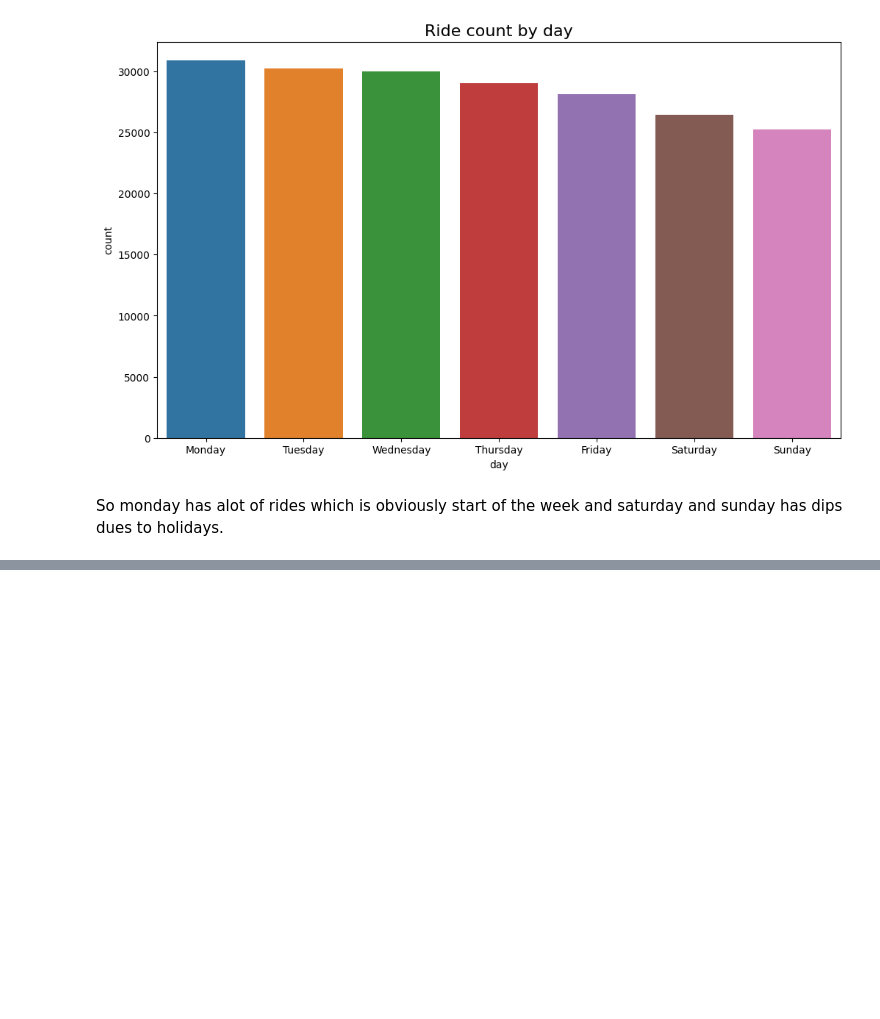
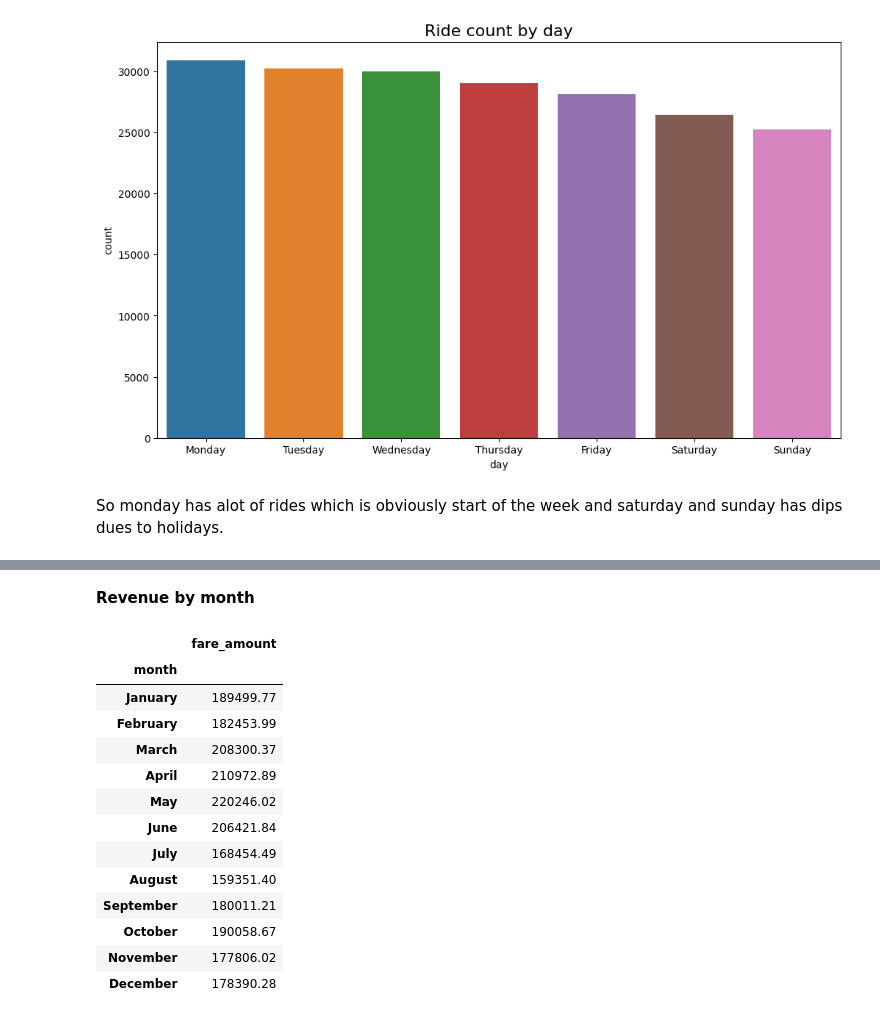
Before and after one commit to rashidulhaq-coding/data-analysis, a Jupyter notebook: uber-taxi-fares.ipynb, the cells around one changed output, grey strips where cells are left out. Drawn from its saved outputs; the diff is of its cells as text; code cells hidden in the pictures; blank space fills up the shorter version.

```diff
--- a/uber-taxi-fares.ipynb
+++ b/uber-taxi-fares.ipynb
@@ -358,0 +372,21 @@ So monday has alot of rides which is obviously start of the week and saturday an
+# %% [markdown]
+**Revenue by month**
+# %%
+total_amount_per_month = df_without_date.groupby(by='month').sum()[['fare_amount']]
+total_amount_per_month = total_amount_per_month.reindex(index=month_order)
+total_amount_per_month
+# %% [output]
+|  | fare_amount |
+| month |  |
+| January | 189499.77 |
+| February | 182453.99 |
+| March | 208300.37 |
+| April | 210972.89 |
+| May | 220246.02 |
+| June | 206421.84 |
+| July | 168454.49 |
+| August | 159351.40 |
+| September | 180011.21 |
+| October | 190058.67 |
+| November | 177806.02 |
+| December | 178390.28 |
```
Also changed, not shown: parts of 28 cells of this notebook.
